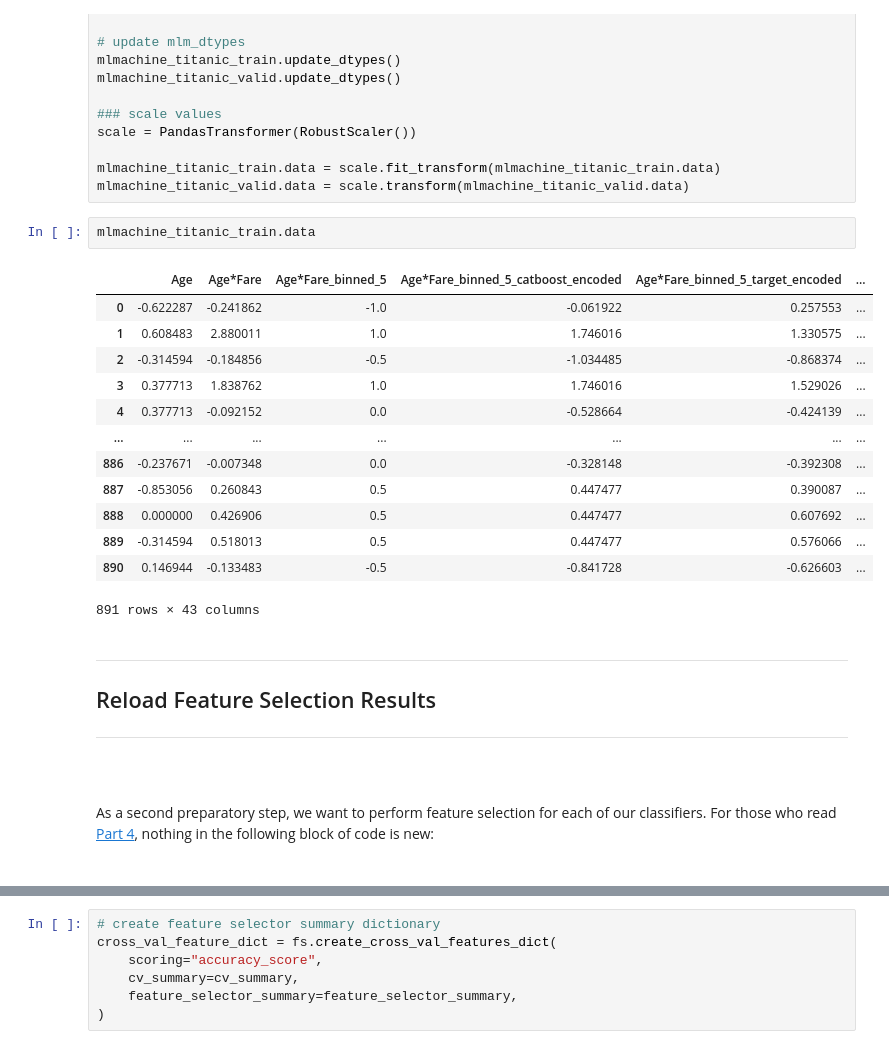
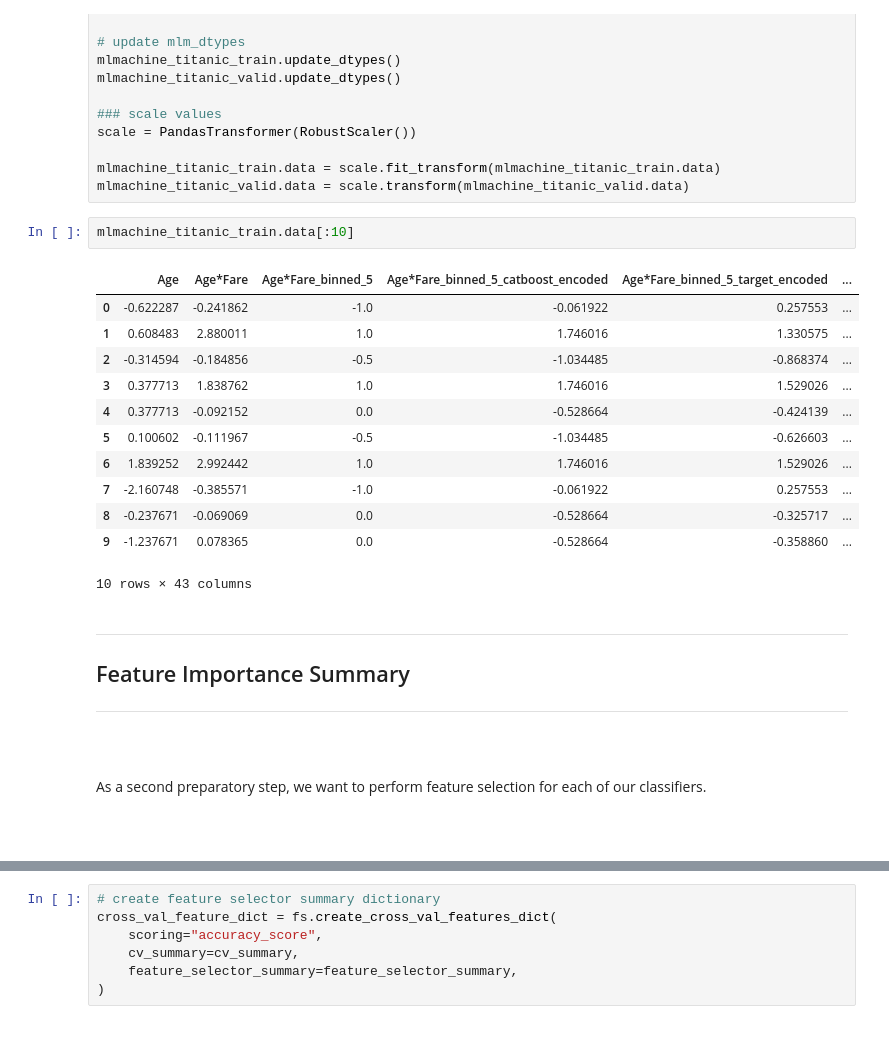
Before and after one commit to petersontylerd/mlmachine, a Jupyter notebook: notebooks/mlmachine_part_4.ipynb, the cells around one changed output, grey strips where cells are left out. Drawn from its saved outputs; the diff is of its cells as text.

Commit message:
update example notebooks. readme outline

```diff
--- a/notebooks/mlmachine_part_4.ipynb
+++ b/notebooks/mlmachine_part_4.ipynb
@@ -219,25 +230,26 @@ scale = PandasTransformer(RobustScaler())
 mlmachine_titanic_train.data = scale.fit_transform(mlmachine_titanic_train.data)
 mlmachine_titanic_valid.data = scale.transform(mlmachine_titanic_valid.data)
 # %%
-mlmachine_titanic_train.data
+mlmachine_titanic_train.data[:10]
 # %% [output]
 |  | Age | Age*Fare | Age*Fare_binned_5 | Age*Fare_binned_5_catboost_encoded | Age*Fare_binned_5_target_encoded | ... |
 | 0 | -0.622287 | -0.241862 | -1.0 | -0.061922 | 0.257553 | ... |
 | 1 | 0.608483 | 2.880011 | 1.0 | 1.746016 | 1.330575 | ... |
 | 2 | -0.314594 | -0.184856 | -0.5 | -1.034485 | -0.868374 | ... |
 | 3 | 0.377713 | 1.838762 | 1.0 | 1.746016 | 1.529026 | ... |
 | 4 | 0.377713 | -0.092152 | 0.0 | -0.528664 | -0.424139 | ... |
-| ... | ... | ... | ... | ... | ... | ... |
-| 886 | -0.237671 | -0.007348 | 0.0 | -0.328148 | -0.392308 | ... |
-| 887 | -0.853056 | 0.260843 | 0.5 | 0.447477 | 0.390087 | ... |
-| 888 | 0.000000 | 0.426906 | 0.5 | 0.447477 | 0.607692 | ... |
-| 889 | -0.314594 | 0.518013 | 0.5 | 0.447477 | 0.576066 | ... |
-| 890 | 0.146944 | -0.133483 | -0.5 | -0.841728 | -0.626603 | ... |
+| 5 | 0.100602 | -0.111967 | -0.5 | -1.034485 | -0.626603 | ... |
+| 6 | 1.839252 | 2.992442 | 1.0 | 1.746016 | 1.529026 | ... |
+| 7 | -2.160748 | -0.385571 | -1.0 | -0.061922 | 0.257553 | ... |
+| 8 | -0.237671 | -0.069069 | 0.0 | -0.528664 | -0.325717 | ... |
+| 9 | -1.237671 | 0.078365 | 0.0 | -0.528664 | -0.358860 | ... |
-891 rows × 43 columns
+10 rows × 43 columns
 # %% [markdown]
 ---
-## Reload Feature Selection Results
+## Feature Importance Summary
 ---
 <br><br>
-As a second preparatory step, we want to perform feature selection for each of our classifiers. For those who read [Part 4](https://github.com/petersontylerd/mlmachine/blob/master/notebooks/mlmachine_part_4.ipynb), nothing in the following block of code is new:
+As a second preparatory step, we want to perform feature selection for each of our classifiers.
 <br><br>
+# %% [markdown]
+<a id = 'Feature-Importance-Summary'></a>
```
Also changed, not shown: parts of 19 cells of this notebook, 14 other files.
